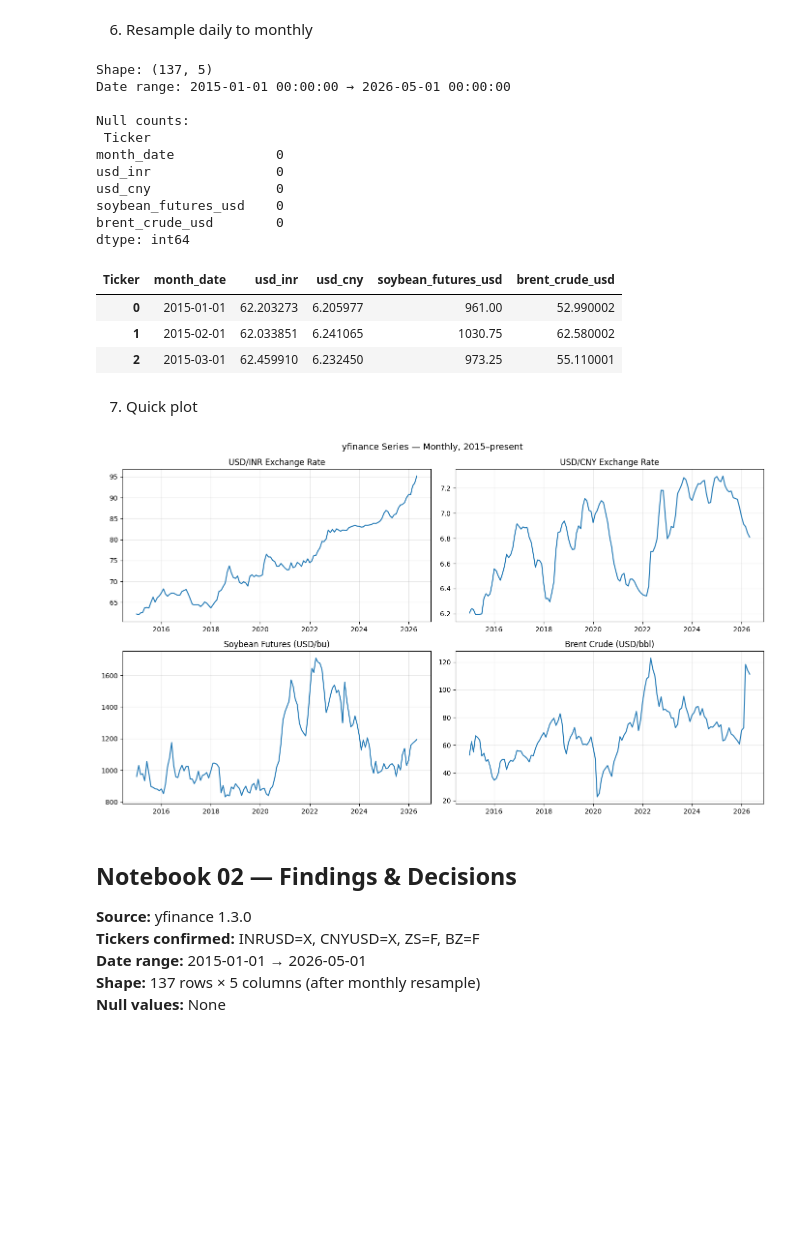
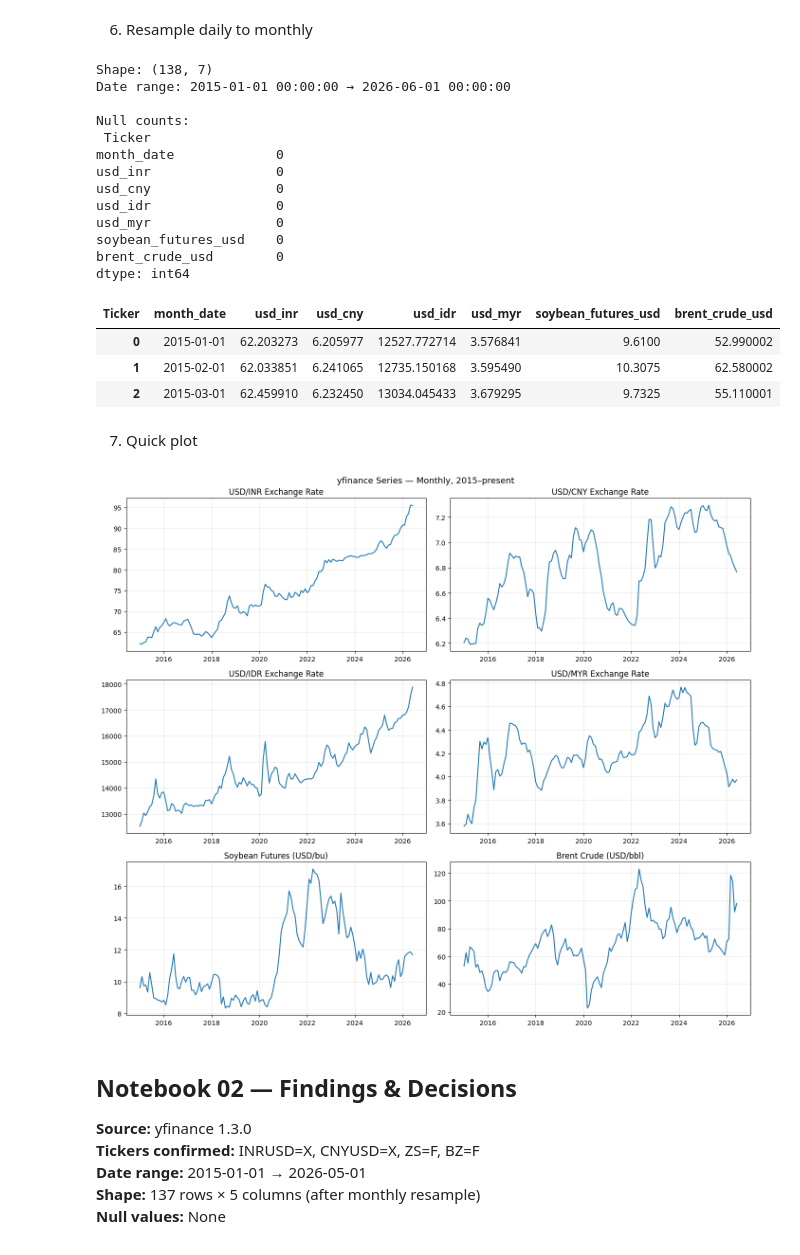
Before and after one commit to heyitssyakirrr/CPO-Competitiveness-Monitor-Dashboard, a Jupyter notebook: notebooks/02_explore_yfinance_fx.ipynb, the cells around one changed output. Cells and saved outputs as stored; diff of their text form; code cells hidden in the pictures; blank space fills up the shorter version.

```diff
--- a/notebooks/02_explore_yfinance_fx.ipynb
+++ b/notebooks/02_explore_yfinance_fx.ipynb
@@ -9,6 +9,8 @@ import matplotlib.pyplot as plt
 TICKERS = {
     "usd_inr": "INRUSD=X",
     "usd_cny": "CNYUSD=X",
+    "usd_idr": "IDRUSD=X",
+    "usd_myr": "MYRUSD=X",
     "soybean_futures": "ZS=F",
     "brent_crude": "BZ=F",
 }
@@ -68,6 +71,8 @@ Shape: (2965, 4)
 df_close = df_close.rename(columns={
     "INRUSD=X": "inr_per_usd_raw",
     "CNYUSD=X": "cny_per_usd_raw",
+    "IDRUSD=X": "idr_per_usd_raw",
+    "MYRUSD=X": "myr_per_usd_raw",
     "ZS=F": "soybean_futures_usd",
     "BZ=F": "brent_crude_usd",
 })
@@ -89,9 +94,13 @@ df_close.head(5)
 # Flip: we want how many INR/CNY per 1 USD (rising = weakening local currency)
 df_close["usd_inr"] = 1/df_close["inr_per_usd_raw"]
 df_close["usd_cny"] = 1/df_close["cny_per_usd_raw"]
+df_close["usd_idr"] = 1/df_close["idr_per_usd_raw"]
+df_close["usd_myr"] = 1/df_close["myr_per_usd_raw"]
+
+df_close["soybean_futures_usd"] = df_close["soybean_futures_usd"]/100
 
 # Drop the raw columns we no longer need
-df_close = df_close.drop(columns=["inr_per_usd_raw", "cny_per_usd_raw"])
+df_close = df_close.drop(columns=["inr_per_usd_raw", "cny_per_usd_raw", "idr_per_usd_raw", "myr_per_usd_raw"])
 # %%
 print("Null counts:\n", df_close.isnull().sum())
 print("\nSamples values (USD/INR should be ~63 in 2015, ~95 in 2026):")
@@ -118,6 +129,8 @@ Name: usd_inr, dtype: float64
 df_monthly = df_close.resample("MS").agg({   # MS = month start
     "usd_inr":              "mean",
     "usd_cny":              "mean",
+    "usd_idr":              "mean",
+    "usd_myr":              "mean",
     "soybean_futures_usd":  "last",   # last trading day of month
     "brent_crude_usd":      "last"
 })
@@ -131,43 +144,47 @@ print("Date range:", df_monthly["month_date"].min(), "→", df_monthly["month_da
 print("\nNull counts:\n", df_monthly.isnull().sum())
 df_monthly.head(3)
 # %% [output]
-Shape: (137, 5)
-Date range: 2015-01-01 00:00:00 → 2026-05-01 00:00:00
+Shape: (138, 7)
+Date range: 2015-01-01 00:00:00 → 2026-06-01 00:00:00
 
 Null counts:
  Ticker
 month_date             0
 usd_inr                0
 usd_cny                0
+usd_idr                0
+usd_myr                0
 soybean_futures_usd    0
 brent_crude_usd        0
 dtype: int64
-| Ticker | month_date | usd_inr | usd_cny | soybean_futures_usd | brent_crude_usd |
-| 0 | 2015-01-01 | 62.203273 | 6.205977 | 961.00 | 52.990002 |
-| 1 | 2015-02-01 | 62.033851 | 6.241065 | 1030.75 | 62.580002 |
-| 2 | 2015-03-01 | 62.459910 | 6.232450 | 973.25 | 55.110001 |
+| Ticker | month_date | usd_inr | usd_cny | usd_idr | usd_myr | soybean_futures_usd | brent_crude_usd |
+| 0 | 2015-01-01 | 62.203273 | 6.205977 | 12527.772714 | 3.576841 | 9.6100 | 52.990002 |
+| 1 | 2015-02-01 | 62.033851 | 6.241065 | 12735.150168 | 3.595490 | 10.3075 | 62.580002 |
+| 2 | 2015-03-01 | 62.459910 | 6.232450 | 13034.045433 | 3.679295 | 9.7325 | 55.110001 |
 # %% [markdown]
 7. Quick plot
 # %%
-fig, axes = plt.subplots(2, 2, figsize=(14, 8))
+fig, axes = plt.subplots(3, 2, figsize=(14, 12))
 
 plots = [
     ("usd_inr",             "USD/INR Exchange Rate",      axes[0,0]),
     ("usd_cny",             "USD/CNY Exchange Rate",      axes[0,1]),
-    ("soybean_futures_usd", "Soybean Futures (USD/bu)",   axes[1,0]),
-    ("brent_crude_usd",     "Brent Crude (USD/bbl)",      axes[1,1]),
+    ("usd_idr",             "USD/IDR Exchange Rate",      axes[1,0]),
+    ("usd_myr",             "USD/MYR Exchange Rate",      axes[1,1]),
+    ("soybean_futures_usd", "Soybean Futures (USD/bu)",   axes[2,0]),
+    ("brent_crude_usd",     "Brent Crude (USD/bbl)",      axes[2,1]),
 ]
 
 for col, title, ax in plots:
     ax.plot(df_monthly["month_date"], df_monthly[col])
     ax.set_title(title)
     ax.grid(True, alpha=0.3)
 
 plt.suptitle("yfinance Series — Monthly, 2015–present", fontsize=13)
 plt.tight_layout()
 plt.show()
 # %% [output]
-[figure, old version]
+[figure, new version]
 # %% [markdown]
 ## Notebook 02 — Findings & Decisions
 
```
Also changed, not shown: parts of 8 cells of this notebook, 32 other files.
